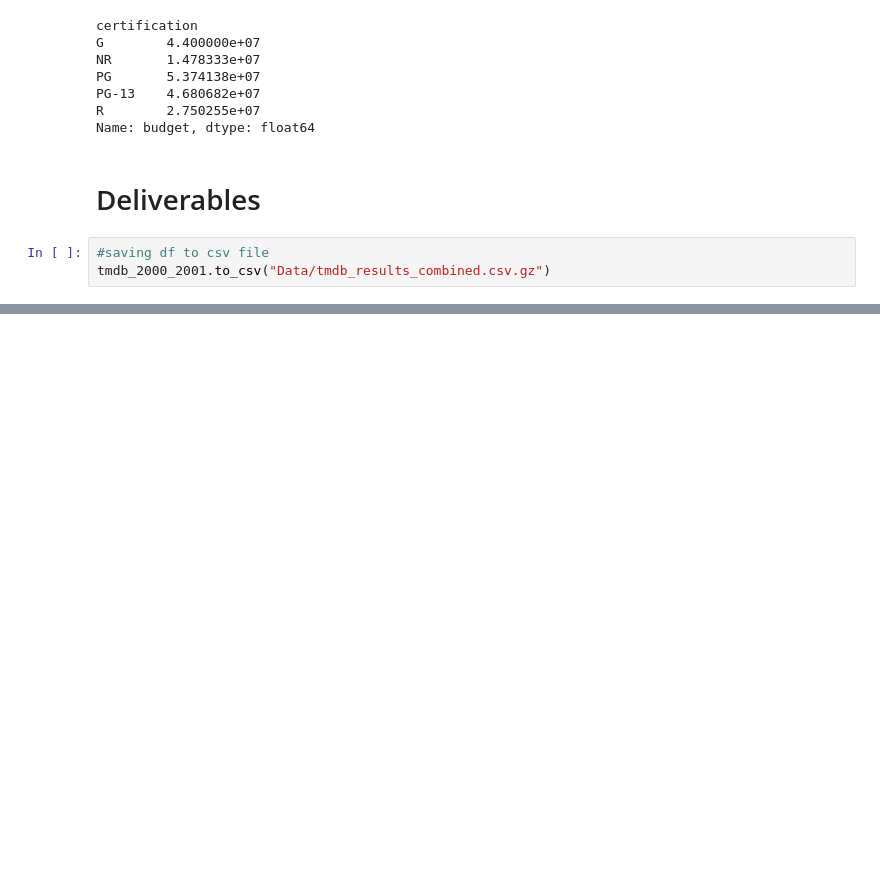
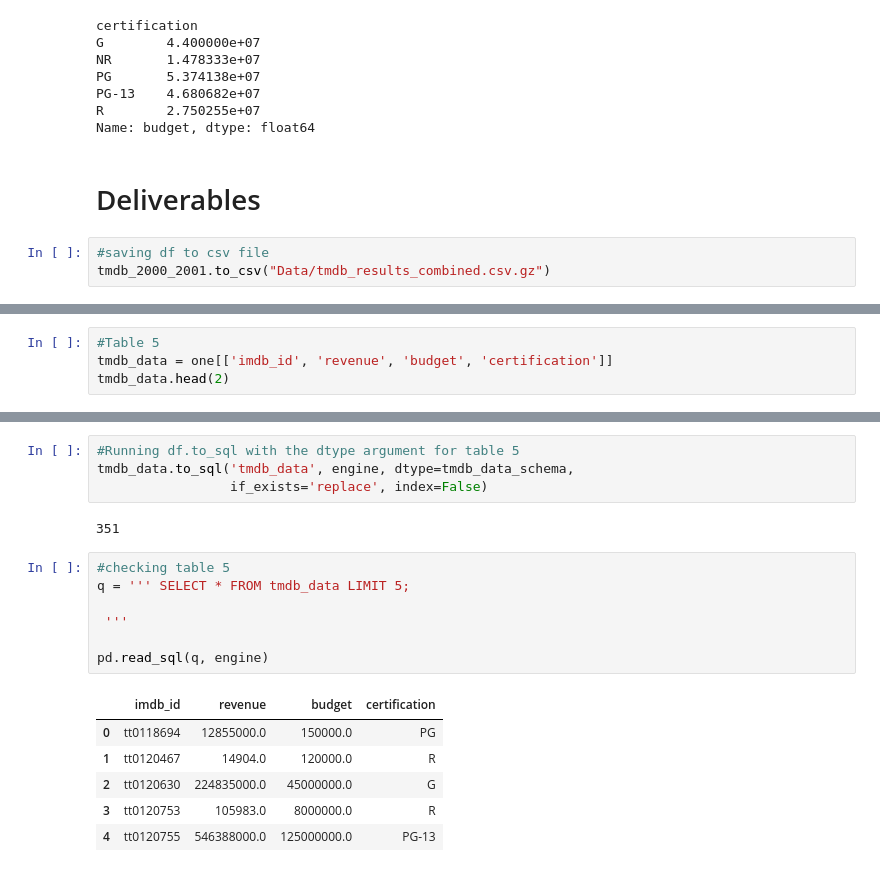
Before and after one commit to Jonny-T87/Project-3-IMDB-Movie-Suggestions, a Jupyter notebook: Project 3 Movies.ipynb, the cells around one changed output, grey strips where cells are left out. Cells and saved outputs as stored; diff of their text form; blank space fills up the shorter version.

```diff
--- a/Project 3 Movies.ipynb
+++ b/Project 3 Movies.ipynb
@@ -517,0 +810,4 @@ tmdb_2000_2001.to_csv("Data/tmdb_results_combined.csv.gz")
+# %%
+#Table 5
+tmdb_data = one[['imdb_id', 'revenue', 'budget', 'certification']]
+tmdb_data.head(2)
@@ -517,0 +829,20 @@ tmdb_2000_2001.to_csv("Data/tmdb_results_combined.csv.gz")
+# %%
+#Running df.to_sql with the dtype argument for table 5
+tmdb_data.to_sql('tmdb_data', engine, dtype=tmdb_data_schema,
+                 if_exists='replace', index=False)
+# %% [output]
+351
+# %%
+#checking table 5
+q = ''' SELECT * FROM tmdb_data LIMIT 5;
+
+ '''
+
+pd.read_sql(q, engine)
+# %% [output]
+|  | imdb_id | revenue | budget | certification |
+| 0 | tt0118694 | 12855000.0 | 150000.0 | PG |
+| 1 | tt0120467 | 14904.0 | 120000.0 | R |
+| 2 | tt0120630 | 224835000.0 | 45000000.0 | G |
+| 3 | tt0120753 | 105983.0 | 8000000.0 | R |
+| 4 | tt0120755 | 546388000.0 | 125000000.0 | PG-13 |
```
Also changed, not shown: parts of 38 cells of this notebook.
